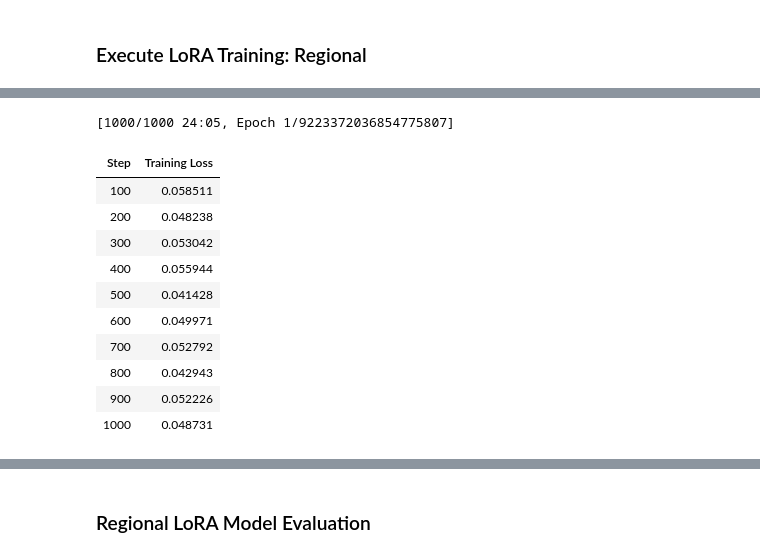
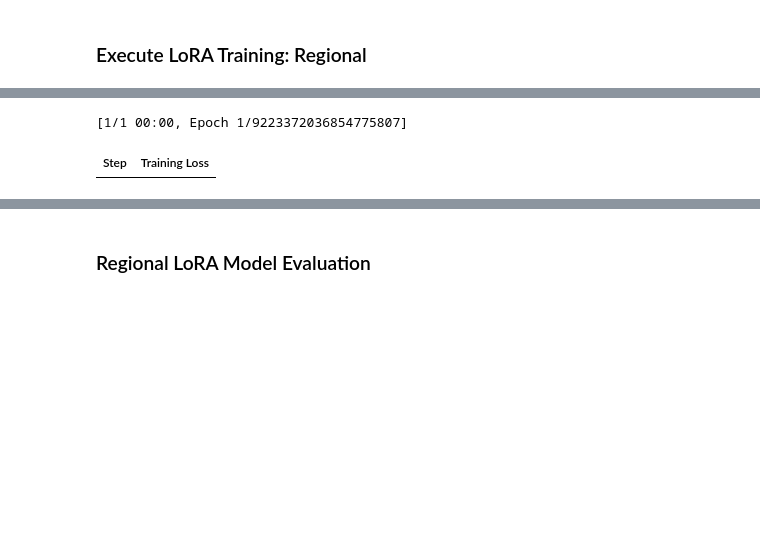
Before and after one commit to AMudie/ConflictTracker3, a Jupyter notebook: ConflictTracker/ConflictCalc/Python_Any/Python Notebooks/Chronos2 Modelling.ipynb, the cells around one changed output, grey strips where cells are left out. Drawn from its saved outputs; the diff is of its cells as text; code cells hidden in the pictures; blank space fills up the shorter version.

```diff
--- a/ConflictTracker/ConflictCalc/Python_Any/Python Notebooks/Chronos2 Modelling.ipynb
+++ b/ConflictTracker/ConflictCalc/Python_Any/Python Notebooks/Chronos2 Modelling.ipynb
@@ -976,7 +968,7 @@ pipeline_lora_regional = Chronos2Pipeline.from_pretrained(
 lora_chronos_pipeline_regional = pipeline_lora_regional.fit(
     inputs=train_inputs_lora,
     prediction_length=12, #must match the number of observations in the future_df per place.
-    num_steps=1000,#Set to 10 just to check that it works.
+    num_steps=500,#Set to 10 just to check that it works.
     learning_rate=1e-4,
     batch_size=32,
     logging_steps=100,
@@ -984,8 +976,8 @@ lora_chronos_pipeline_regional = pipeline_lora_regional.fit(
 )
 print("executed pipeline_lora.fit step")
 
-joblib.dump(lora_chronos_pipeline_regional, f"../Models/Chronos2/chronos2_model_regional_lora.pkl") #save the full model as a pickle file.
-
+#joblib.dump(lora_chronos_pipeline_regional, f"../Models/Chronos2/chronos2_model_regional_lora.pkl") #save the full model as a pickle file.
+lora_chronos_pipeline_regional.save_pretrained("../Models/Chronos2/chronos2_model_regional_lora")
 
 ct = datetime.datetime.now()
 print("current time:", ct)
@@ -994,14 +986,4 @@ current time: 2026-10-10 17:00:01.855238
 executed train_inputs step
-[1000/1000 24:05, Epoch 1/9223372036854775807]
+[1/1 00:00, Epoch 1/9223372036854775807]
 | Step | Training Loss |
-| 100 | 0.058511 |
-| 200 | 0.048238 |
-| 300 | 0.053042 |
-| 400 | 0.055944 |
-| 500 | 0.041428 |
-| 600 | 0.049971 |
-| 700 | 0.052792 |
-| 800 | 0.042943 |
-| 900 | 0.052226 |
-| 1000 | 0.048731 |
 executed pipeline_lora.fit step
```
Also changed, not shown: parts of 22 cells of this notebook, 3 other files.
